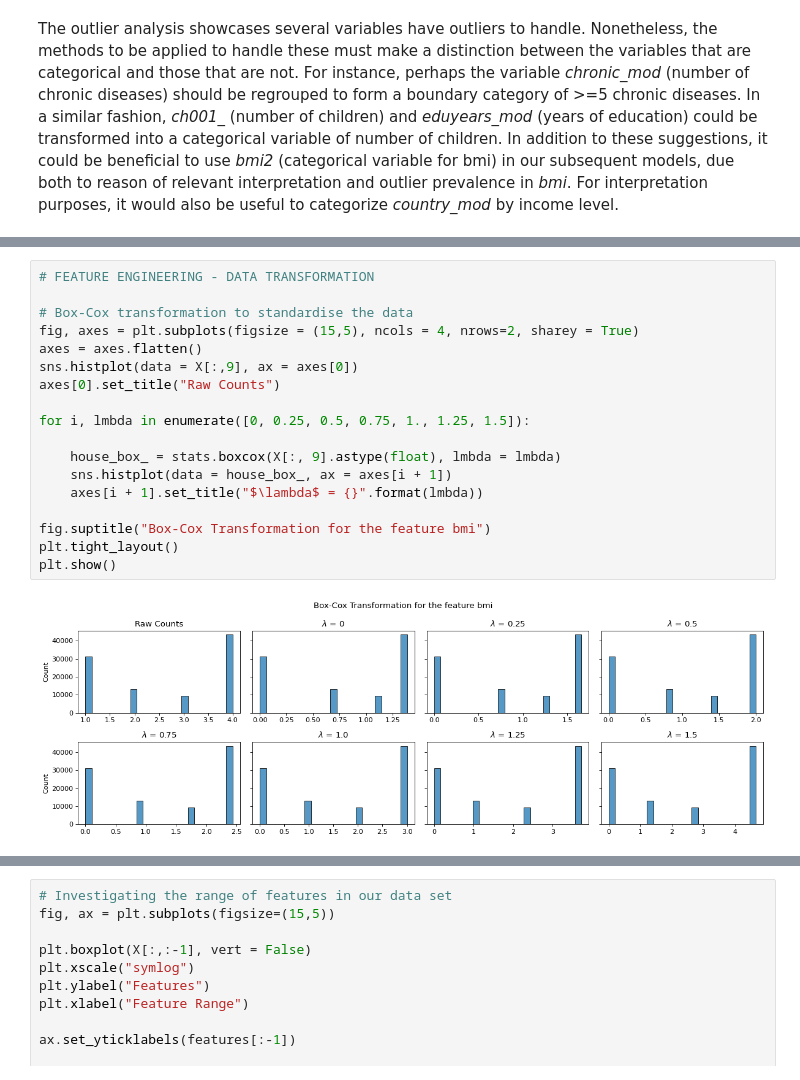
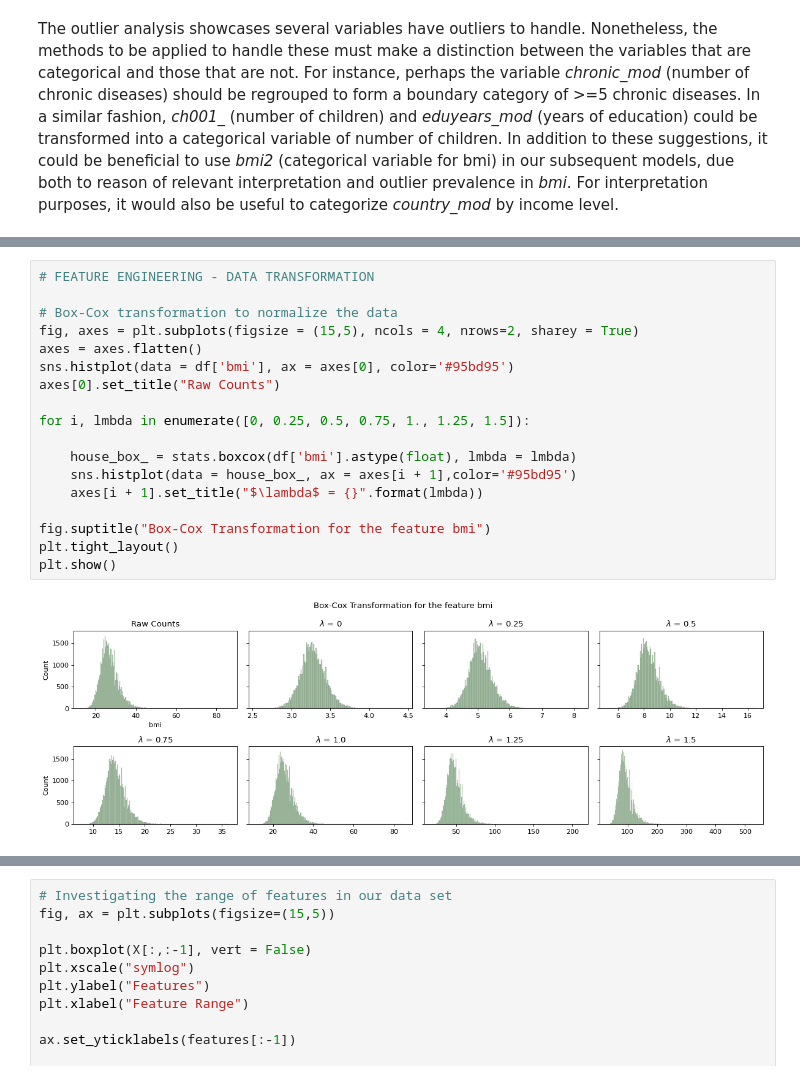
Before and after one commit to ananyajai/mlp_coursework_01, a Jupyter notebook: project1.ipynb, the cells around one changed output, grey strips where cells are left out. Cells and saved outputs as stored; diff of their text form.

```diff
--- a/project1.ipynb
+++ b/project1.ipynb
@@ -278,20 +277,20 @@ sns.heatmap(df_numerical.corr())
 # %%
 # FEATURE ENGINEERING - DATA TRANSFORMATION
 
-# Box-Cox transformation to standardise the data
+# Box-Cox transformation to normalize the data
 fig, axes = plt.subplots(figsize = (15,5), ncols = 4, nrows=2, sharey = True)
 axes = axes.flatten()
-sns.histplot(data = X[:,9], ax = axes[0])
+sns.histplot(data = df['bmi'], ax = axes[0], color='#95bd95')
 axes[0].set_title("Raw Counts")
 
 for i, lmbda in enumerate([0, 0.25, 0.5, 0.75, 1., 1.25, 1.5]):
 
-    house_box_ = stats.boxcox(X[:, 9].astype(float), lmbda = lmbda)
-    sns.histplot(data = house_box_, ax = axes[i + 1])
+    house_box_ = stats.boxcox(df['bmi'].astype(float), lmbda = lmbda)
+    sns.histplot(data = house_box_, ax = axes[i + 1],color='#95bd95')
     axes[i + 1].set_title("$\lambda$ = {}".format(lmbda))
 
 fig.suptitle("Box-Cox Transformation for the feature bmi")
 plt.tight_layout()
 plt.show()
 # %% [output]
-[figure, old version]
+[figure, new version]
```
Also changed, not shown: parts of 6 cells of this notebook.
